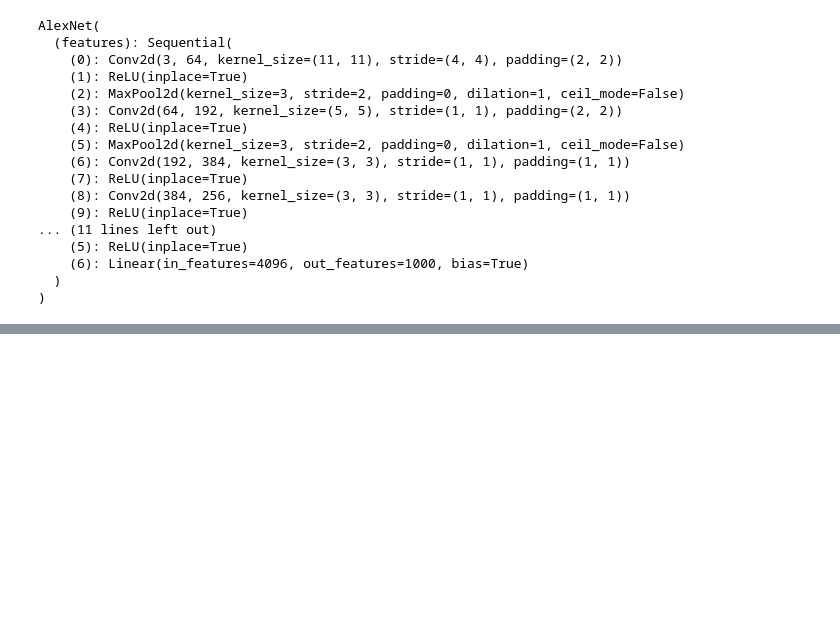
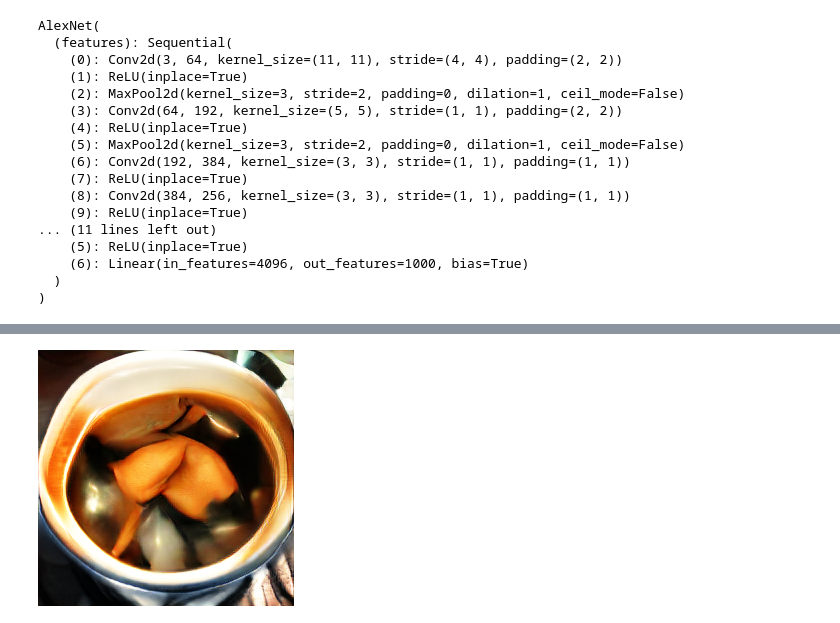
Before and after one commit to jackaldenryan/231nFinalProject, a Jupyter notebook: realization.ipynb, the cells around one changed output, grey strips where cells are left out. Drawn from its saved outputs; the diff is of its cells as text; code cells hidden in the pictures; blank space fills up the shorter version.

Commit message:
Implement biggan prior optimization ?!

```diff
--- a/realization.ipynb
+++ b/realization.ipynb
@@ -93,0 +117,32 @@ NameError: name 'noise_vector' is not defined
+# %%
+target = ganifier.model.features[8]
+channel = 100
+
+class BadInputParametizer(torch.nn.Module):
+    def __init__(self):
+        super(BadInputParametizer, self).__init__()
+        v = torch.tensor(truncated_noise_sample(truncation=0.4, batch_size=1), requires_grad=True).to("cuda")
+        class_vec = model.embeddings(torch.tensor(one_hot_from_names(["coffee"], batch_size=1), requires_grad=True).to("cuda"))
+        self.v = torch.nn.Parameter(torch.cat((v, class_vec), dim=1))
+
+        print(self.v.shape)
+
+    def forward(self):
+        return self.v
+
+# image = noise_vector
+# transforms = torch.nn.Sequential(
+#     torch.nn.ReflectionPad2d(4),
+#     optimviz.transforms.RandomSpatialJitter(8),
+#     optimviz.transforms.RandomScale(scale=(1, 0.975, 1.025, 0.95, 1.05)),
+#     torchvision.transforms.RandomRotation(degrees=(-5, 5)),
+#     optimviz.transforms.RandomSpatialJitter(2),
+# )
+# obj = optimviz.InputOptimization(
+#     ganifier, input_param=image, loss_function=loss_fn)
+# history = obj.optimize(optimviz.optimization.n_steps(128, True))
+
+input = BadInputParametizer()
+loss_fn = optimviz.loss.ChannelActivation(target, channel)
+io = optimviz.InputOptimization(ganifier, loss_fn, input, torch.nn.Identity())
+io.optimize(optimviz.optimization.n_steps(128, True))
@@ -93,0 +168,4 @@ NameError: name 'noise_vector' is not defined
+# %%
+show_gan_image(input.v)
+# %% [output]
+[figure, added]
```
Also changed, not shown: parts of 10 cells of this notebook, 1 other file.
